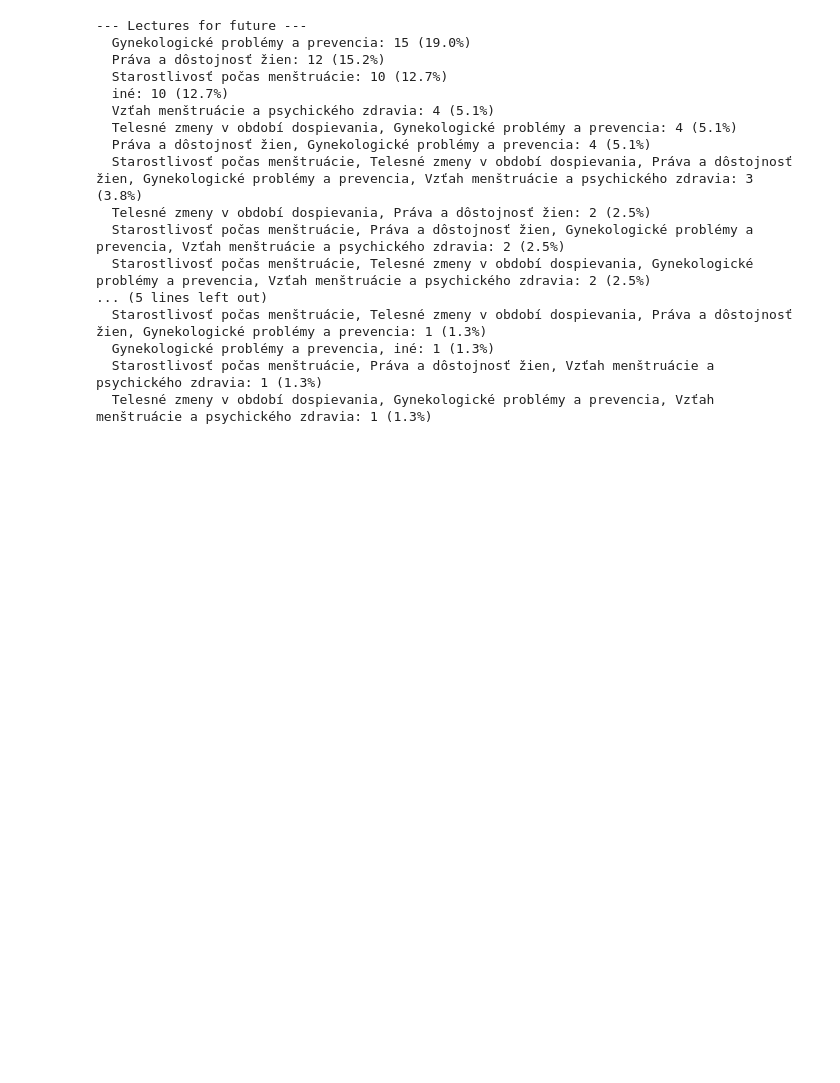
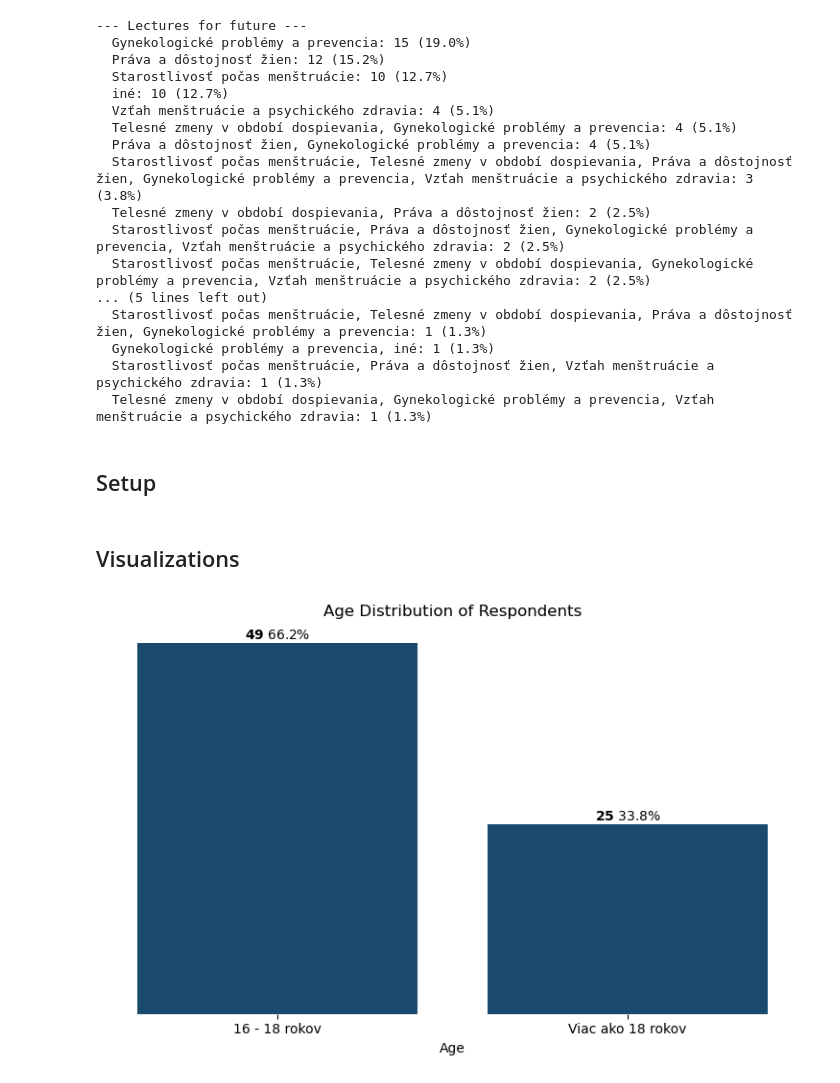
Before and after one commit to hovancas/Bardejov-research, a Jupyter notebook: after_installation_analysis.ipynb, the cells around one changed output. Cells and saved outputs as stored; diff of their text form; code cells hidden in the pictures; blank space fills up the shorter version.

```diff
--- a/after_installation_analysis.ipynb
+++ b/after_installation_analysis.ipynb
@@ -20,6 +20,10 @@ after_data.head()
 | 3 | 26.6.2025 14:04:13 | Viac ako 18 rokov | Stredná odborná škola s maturitou | 4.0 | Nie | NaN | ... |
 | 4 | 26.6.2025 14:07:31 | Viac ako 18 rokov | Stredná odborná škola s maturitou | 5.0 | Nie | NaN | ... |
 5 rows × 29 columns
+# %%
+# Clean leading and trailing spaces in values
+after_data = after_data.applymap(lambda x: x.strip() if isinstance(x, str)
+                                    else x)
 # %% [markdown]
 ## Statistics
 # %%
@@ -225,3 +264,5 @@ for answer, count in lectures_fut.items():
   Gynekologické problémy a prevencia, iné: 1 (1.3%)
   Starostlivosť počas menštruácie, Práva a dôstojnosť žien, Vzťah menštruácie a psychického zdravia: 1 (1.3%)
   Telesné zmeny v období dospievania, Gynekologické problémy a prevencia, Vzťah menštruácie a psychického zdravia: 1 (1.3%)
+# %% [markdown]
+## Setup
@@ -227,0 +291,23 @@ for answer, count in lectures_fut.items():
+# %% [markdown]
+## Visualizations
+# %%
+## Age distribution
+
+plt.figure(figsize=(8, 5))
+bars = plt.bar(age_counts.index, age_counts.values, color='#1a4a6e')
+plt.xlabel('Age')
+plt.ylabel('Number of respondents')
+plt.title('Age Distribution of Respondents')
+plt.tight_layout()
+for spine in plt.gca().spines.values():
+    spine.set_visible(False)
+plt.gca().yaxis.set_visible(False)
+
+total = sum(age_counts.values)
+for i, v in enumerate(age_counts.values):
+    percentage = v / total * 100
+    plt.text(i, v + 0.5, f"$\\mathbf{{{v}}}$ {percentage:.1f}%", ha='center', fontsize=10)
+
+plt.show()
+# %% [output]
+[figure, added]
```
Also changed, not shown: parts of 26 cells of this notebook, 1 other file.
